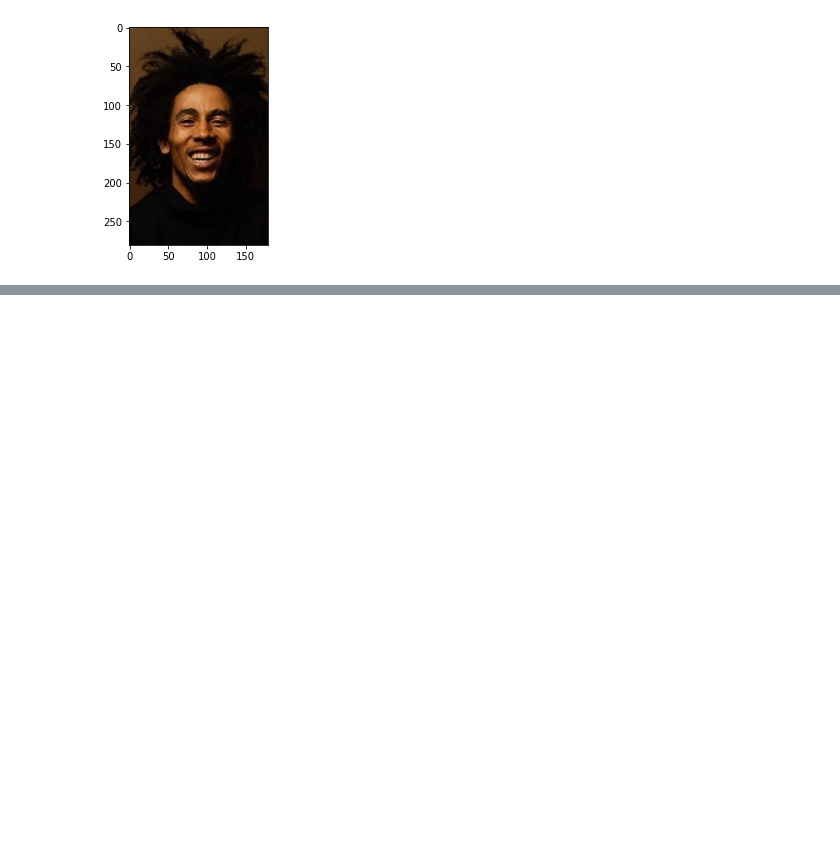
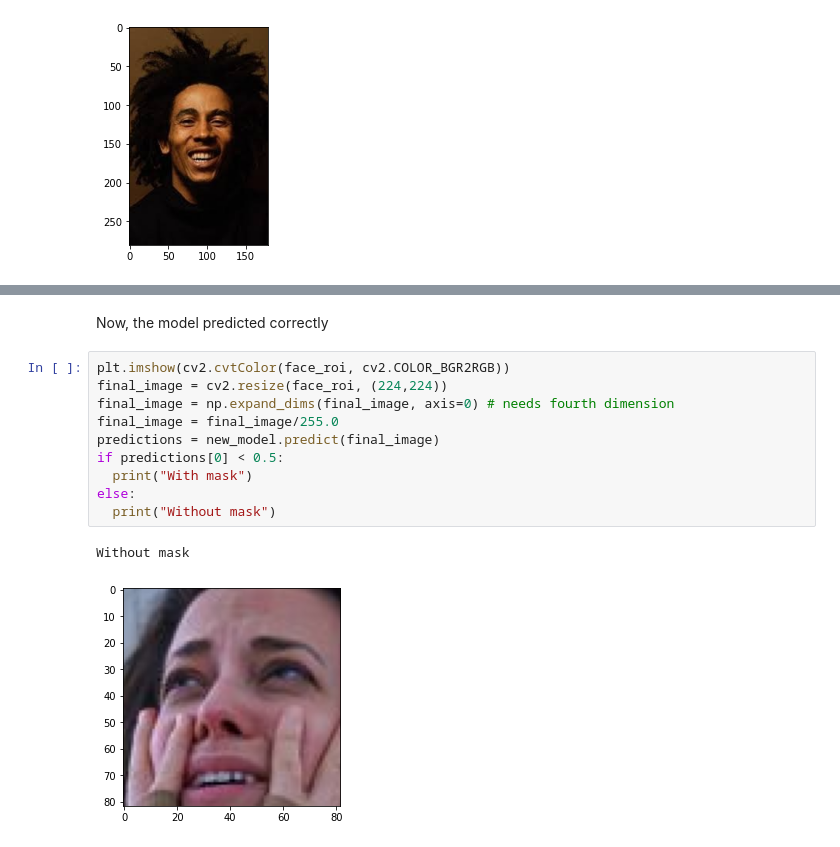
Before and after one commit to thiagolermen/facemask-detection-v1, a Jupyter notebook: FaceMaskDetection.ipynb, the cells around one changed output, grey strips where cells are left out. Cells and saved outputs as stored; diff of their text form; blank space fills up the shorter version.

```diff
--- a/FaceMaskDetection.ipynb
+++ b/FaceMaskDetection.ipynb
@@ -415,0 +459,15 @@ Without mask
+# %% [markdown]
+Now, the model predicted correctly
+# %%
+plt.imshow(cv2.cvtColor(face_roi, cv2.COLOR_BGR2RGB))
+final_image = cv2.resize(face_roi, (224,224))
+final_image = np.expand_dims(final_image, axis=0) # needs fourth dimension
+final_image = final_image/255.0
+predictions = new_model.predict(final_image)
+if predictions[0] < 0.5:
+  print("With mask")
+else:
+  print("Without mask")
+# %% [output]
+Without mask
+[figure, added]
```
Also changed, not shown: parts of 26 cells of this notebook.
